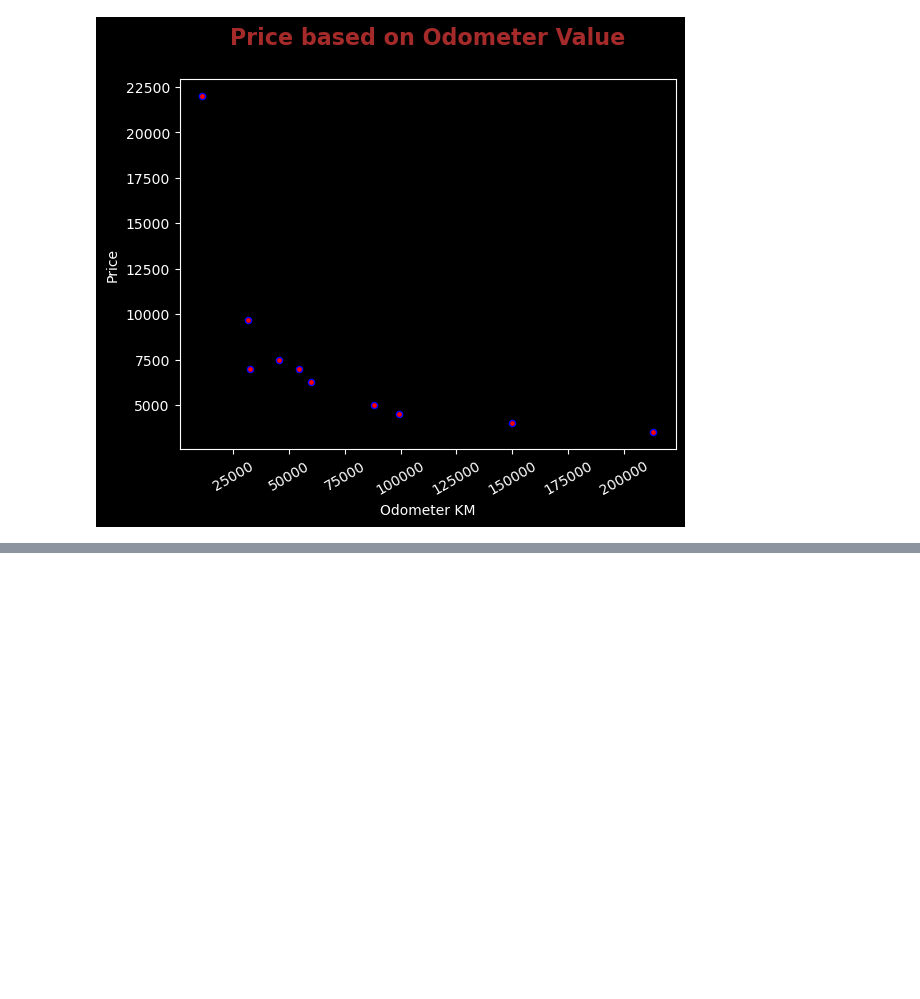
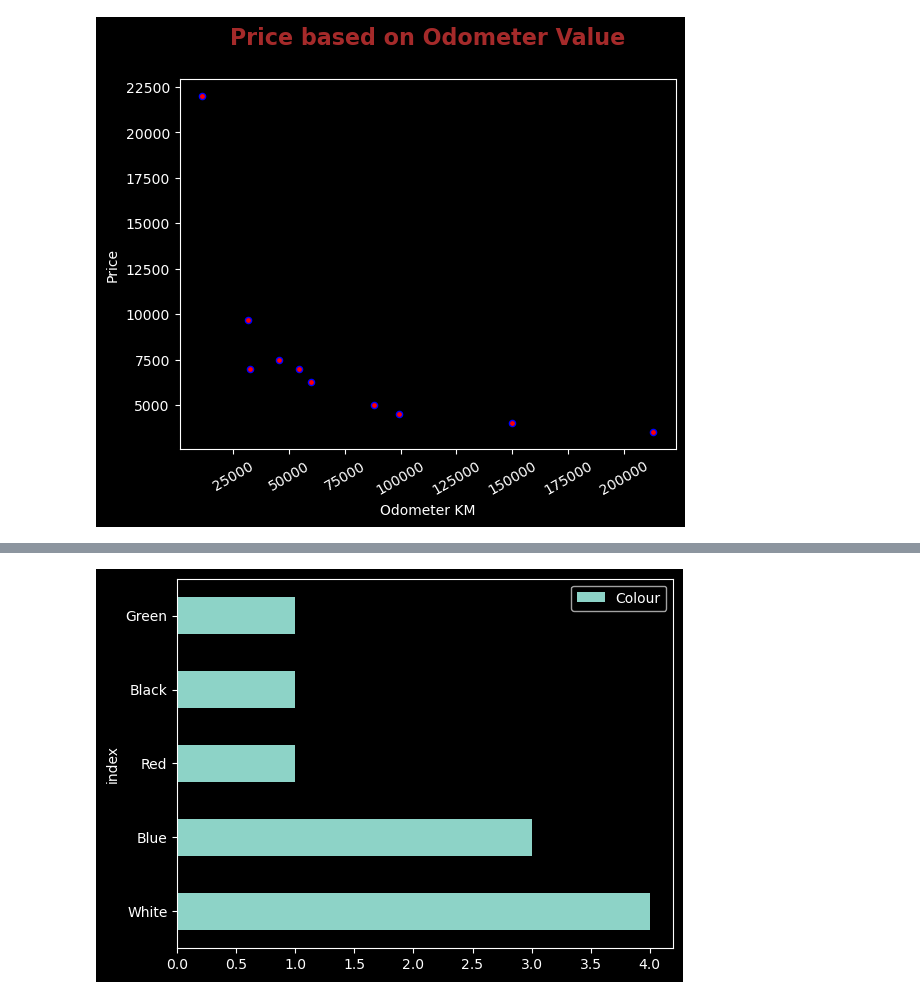
Before and after one commit to DarkDk123/ZTM-ML-Data-Science, a Jupyter notebook: 6. Matplotlib : Visualizing Data/Matplotlib_Intro.ipynb, the cells around one changed output, grey strips where cells are left out. Saved outputs shown, nothing was run; the diff lists cells and outputs as text; code cells hidden in the pictures; blank space fills up the shorter version.

```diff
--- a/6. Matplotlib : Visualizing Data/Matplotlib_Intro.ipynb
+++ b/6. Matplotlib : Visualizing Data/Matplotlib_Intro.ipynb
@@ -542,0 +553,9 @@ plt.show()
+# %%
+# let's Plot Colour Counts here.
+ax = car_sales.Colour.value_counts().reset_index().plot(
+    kind='barh',
+    y='Colour',
+    x='index'
+);
+# %% [output]
+[figure, added]
```
Also changed, not shown: parts of 3 cells of this notebook.
